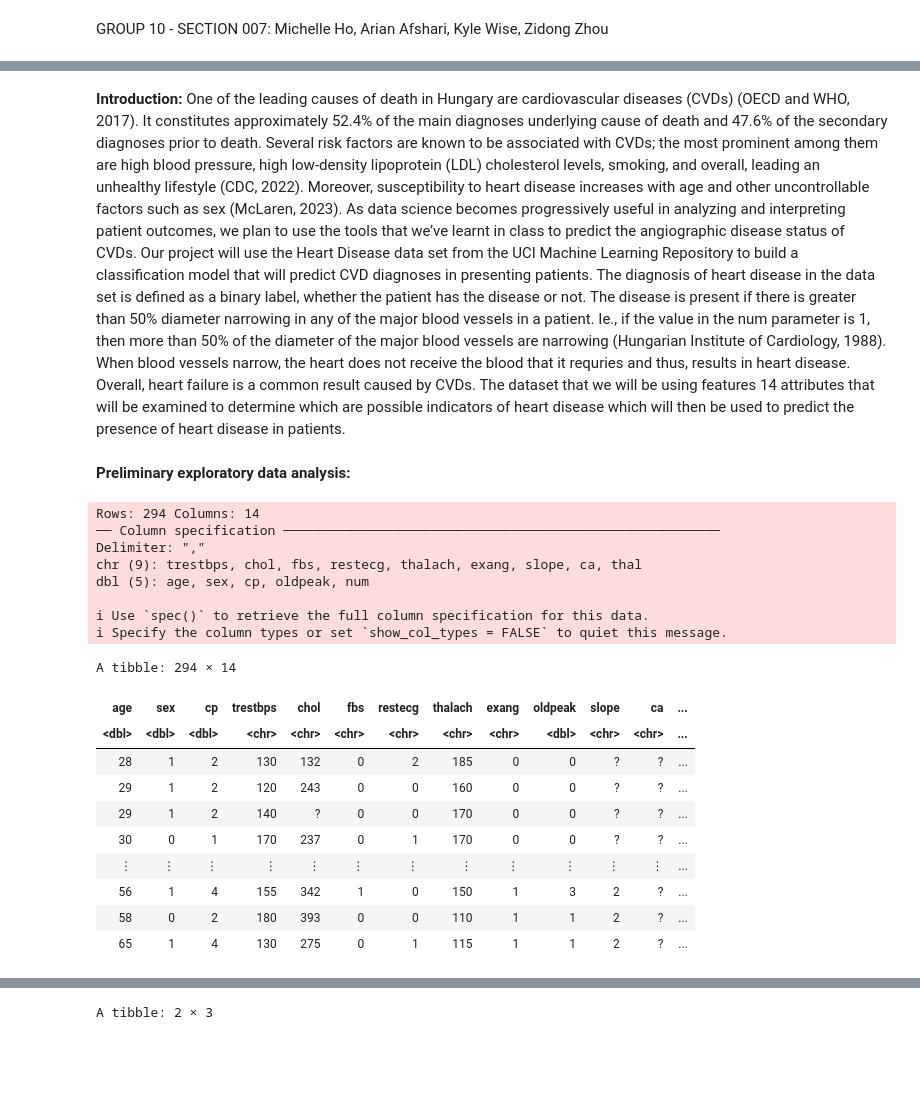
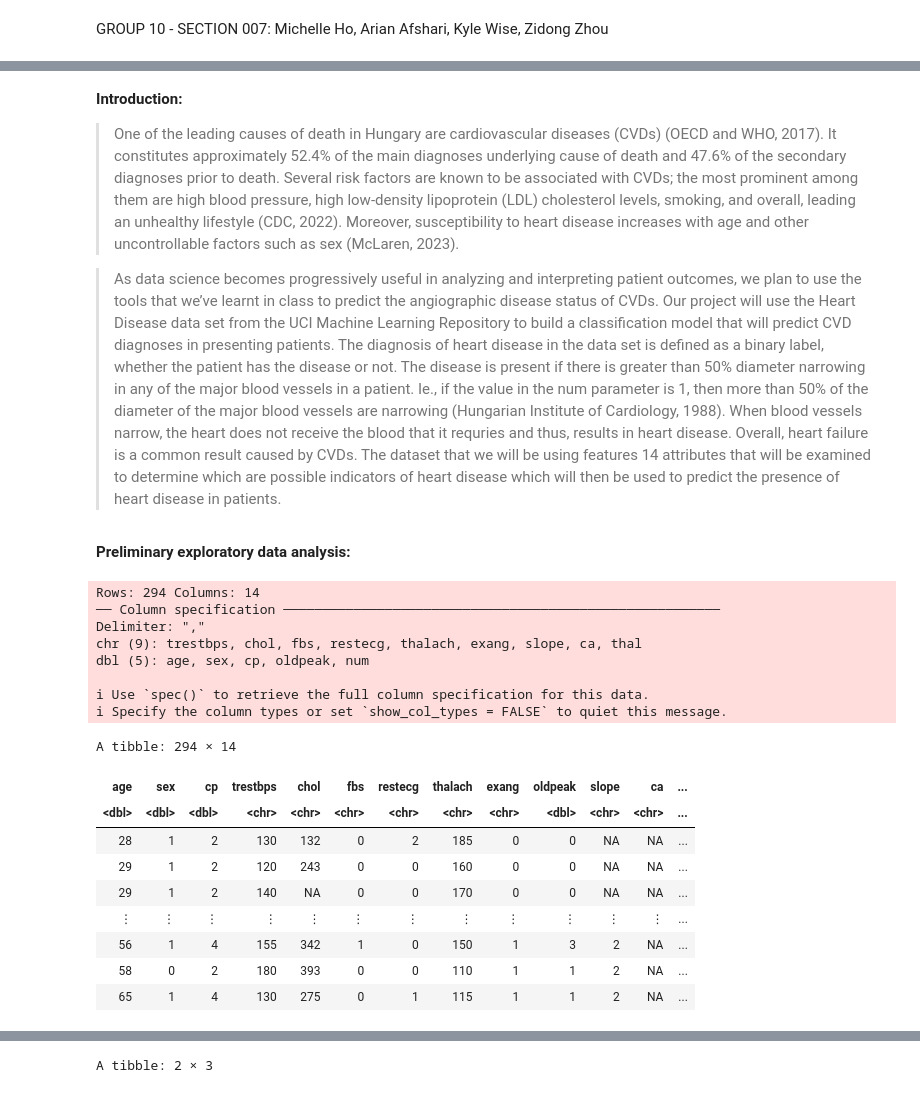
Before and after one commit to GeneRevo/DSCI100-007-Group10, a Jupyter notebook: 007_project_proposal.ipynb, the cells around one changed output, grey strips where cells are left out. Saved outputs shown, nothing was run; the diff lists cells and outputs as text; code cells hidden in the pictures; blank space fills up the shorter version.

```diff
--- a/007_project_proposal.ipynb
+++ b/007_project_proposal.ipynb
@@ -31,6 +14,8 @@ options(repr.matrix.max.rows = 7)
 # %% [markdown]
-**Introduction:** One of the leading causes of death in Hungary are cardiovascular diseases (CVDs) (OECD and WHO, 2017). It constitutes approximately 52.4% of the main diagnoses underlying cause of death and 47.6% of the secondary diagnoses prior to death. Several risk factors are known to be associated with CVDs; the most prominent among them are high blood pressure, high low-density lipoprotein (LDL) cholesterol levels, smoking, and overall, leading an unhealthy lifestyle (CDC, 2022). Moreover, susceptibility to heart disease increases with age and other uncontrollable factors such as sex (McLaren, 2023).
-As data science becomes progressively useful in analyzing and interpreting patient outcomes, we plan to use the tools that we’ve learnt in class to predict the angiographic disease status of CVDs. Our project will use the Heart Disease data set from the UCI Machine Learning Repository to build a classification model that will predict CVD diagnoses in presenting patients. The diagnosis of heart disease in the data set is defined as a binary label, whether the patient has the disease or not. The disease is present if there is greater than 50% diameter narrowing in any of the major blood vessels in a patient. Ie., if the value in the num parameter is 1, then more than 50% of the diameter of the major blood vessels are narrowing (Hungarian Institute of Cardiology, 1988). When blood vessels narrow, the heart does not receive the blood that it requries and thus, results in heart disease. Overall, heart failure is a common result caused by CVDs. The dataset that we will be using features 14 attributes that will be examined to determine which are possible indicators of heart disease which will then be used to predict the presence of heart disease in patients.
+**Introduction:**
+> One of the leading causes of death in Hungary are cardiovascular diseases (CVDs) (OECD and WHO, 2017). It constitutes approximately 52.4% of the main diagnoses underlying cause of death and 47.6% of the secondary diagnoses prior to death. Several risk factors are known to be associated with CVDs; the most prominent among them are high blood pressure, high low-density lipoprotein (LDL) cholesterol levels, smoking, and overall, leading an unhealthy lifestyle (CDC, 2022). Moreover, susceptibility to heart disease increases with age and other uncontrollable factors such as sex (McLaren, 2023).
+
+> As data science becomes progressively useful in analyzing and interpreting patient outcomes, we plan to use the tools that we’ve learnt in class to predict the angiographic disease status of CVDs. Our project will use the Heart Disease data set from the UCI Machine Learning Repository to build a classification model that will predict CVD diagnoses in presenting patients. The diagnosis of heart disease in the data set is defined as a binary label, whether the patient has the disease or not. The disease is present if there is greater than 50% diameter narrowing in any of the major blood vessels in a patient. Ie., if the value in the num parameter is 1, then more than 50% of the diameter of the major blood vessels are narrowing (Hungarian Institute of Cardiology, 1988). When blood vessels narrow, the heart does not receive the blood that it requries and thus, results in heart disease. Overall, heart failure is a common result caused by CVDs. The dataset that we will be using features 14 attributes that will be examined to determine which are possible indicators of heart disease which will then be used to predict the presence of heart disease in patients.
 # %% [markdown]
 **Preliminary exploratory data analysis:**
 # %%
@@ -39,30 +24,32 @@ set.seed(3789)
 # %%
 # loading the data and mutating the class label column to factor
 heart_disease_data <- read_csv("https://archive.ics.uci.edu/ml/machine-learning-databases/heart-disease/processed.hungarian.data",
                           col_names = c("age", "sex", "cp", "trestbps", "chol", "fbs","restecg", "thalach", "exang", "oldpeak",
                                         "slope", "ca", "thal", "num")) |>
 mutate(num = as_factor(num))
+
+# changing any "?" to NA in our dataset
+heart_disease_data[heart_disease_data=="?"]<-NA
 heart_disease_data
 # %% [output]
 Rows: 294 Columns: 14
 ── Column specification ────────────────────────────────────────────────────────
 Delimiter: ","
 chr (9): trestbps, chol, fbs, restecg, thalach, exang, slope, ca, thal
 dbl (5): age, sex, cp, oldpeak, num
 
 ℹ Use `spec()` to retrieve the full column specification for this data.
 ℹ Specify the column types or set `show_col_types = FALSE` to quiet this message.
 A tibble: 294 × 14
 | age | sex | cp | trestbps | chol | fbs | restecg | thalach | exang | oldpeak | slope | ca | ... |
 | <dbl> | <dbl> | <dbl> | <chr> | <chr> | <chr> | <chr> | <chr> | <chr> | <dbl> | <chr> | <chr> | ... |
-| 28 | 1 | 2 | 130 | 132 | 0 | 2 | 185 | 0 | 0 | ? | ? | ... |
-| 29 | 1 | 2 | 120 | 243 | 0 | 0 | 160 | 0 | 0 | ? | ? | ... |
-| 29 | 1 | 2 | 140 | ? | 0 | 0 | 170 | 0 | 0 | ? | ? | ... |
-| 30 | 0 | 1 | 170 | 237 | 0 | 1 | 170 | 0 | 0 | ? | ? | ... |
+| 28 | 1 | 2 | 130 | 132 | 0 | 2 | 185 | 0 | 0 | NA | NA | ... |
+| 29 | 1 | 2 | 120 | 243 | 0 | 0 | 160 | 0 | 0 | NA | NA | ... |
+| 29 | 1 | 2 | 140 | NA | 0 | 0 | 170 | 0 | 0 | NA | NA | ... |
 | ⋮ | ⋮ | ⋮ | ⋮ | ⋮ | ⋮ | ⋮ | ⋮ | ⋮ | ⋮ | ⋮ | ⋮ | ... |
-| 56 | 1 | 4 | 155 | 342 | 1 | 0 | 150 | 1 | 3 | 2 | ? | ... |
-| 58 | 0 | 2 | 180 | 393 | 0 | 0 | 110 | 1 | 1 | 2 | ? | ... |
-| 65 | 1 | 4 | 130 | 275 | 0 | 1 | 115 | 1 | 1 | 2 | ? | ... |
+| 56 | 1 | 4 | 155 | 342 | 1 | 0 | 150 | 1 | 3 | 2 | NA | ... |
+| 58 | 0 | 2 | 180 | 393 | 0 | 0 | 110 | 1 | 1 | 2 | NA | ... |
+| 65 | 1 | 4 | 130 | 275 | 0 | 1 | 115 | 1 | 1 | 2 | NA | ... |
 # %%
 # partitioning the data into a training (75%) and testing (25%) set; num will be used as the class label
 heart_disease_split <- initial_split(heart_disease_data, prop = 0.75, strata = num)
```
Also changed, not shown: parts of 9 cells of this notebook.
